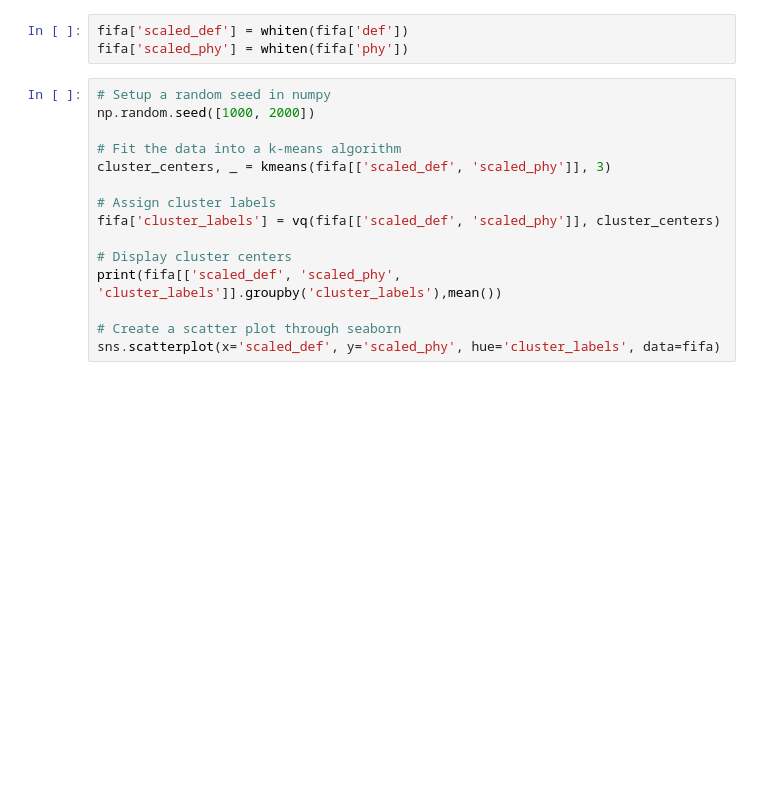
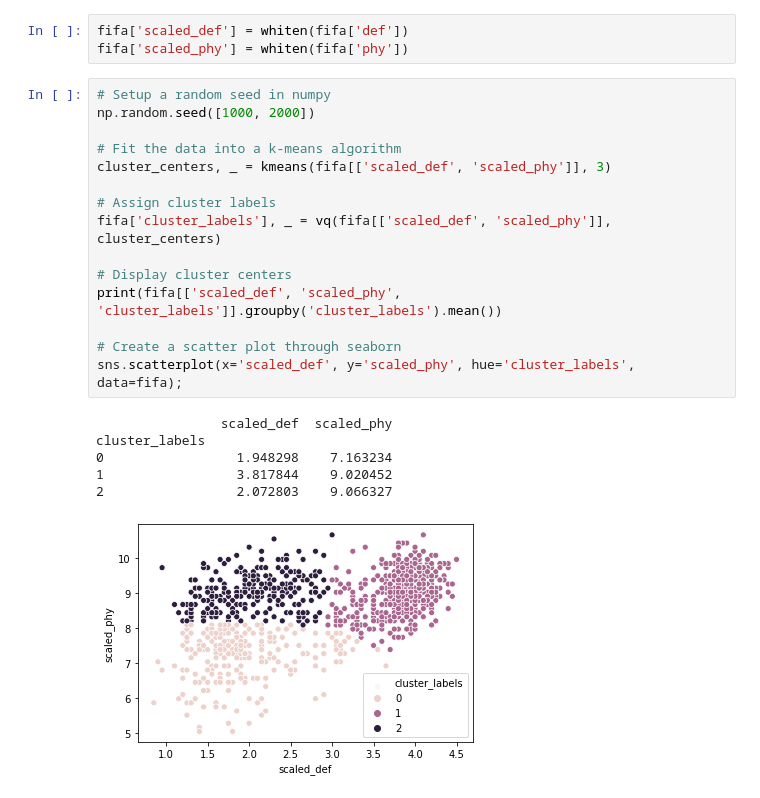
Before and after one commit to goodboychan/datacamp_repo, a Jupyter notebook: Cluster.Analysis.in.Python/K-Means-Clustering.ipynb, the cells around one changed output. Drawn from its saved outputs; the diff is of its cells as text; blank space fills up the shorter version.

```diff
--- a/Cluster.Analysis.in.Python/K-Means-Clustering.ipynb
+++ b/Cluster.Analysis.in.Python/K-Means-Clustering.ipynb
@@ -251,15 +251,22 @@ fifa['scaled_phy'] = whiten(fifa['phy'])
 # %%
 # Setup a random seed in numpy
 np.random.seed([1000, 2000])
 
 # Fit the data into a k-means algorithm
 cluster_centers, _ = kmeans(fifa[['scaled_def', 'scaled_phy']], 3)
 
 # Assign cluster labels
-fifa['cluster_labels'] = vq(fifa[['scaled_def', 'scaled_phy']], cluster_centers)
+fifa['cluster_labels'], _ = vq(fifa[['scaled_def', 'scaled_phy']], cluster_centers)
 
 # Display cluster centers
-print(fifa[['scaled_def', 'scaled_phy', 'cluster_labels']].groupby('cluster_labels'),mean())
+print(fifa[['scaled_def', 'scaled_phy', 'cluster_labels']].groupby('cluster_labels').mean())
 
 # Create a scatter plot through seaborn
-sns.scatterplot(x='scaled_def', y='scaled_phy', hue='cluster_labels', data=fifa)
+sns.scatterplot(x='scaled_def', y='scaled_phy', hue='cluster_labels', data=fifa);
+# %% [output]
+                scaled_def  scaled_phy
+cluster_labels
+0                 1.948298    7.163234
+1                 3.817844    9.020452
+2                 2.072803    9.066327
+[figure, added]
```
